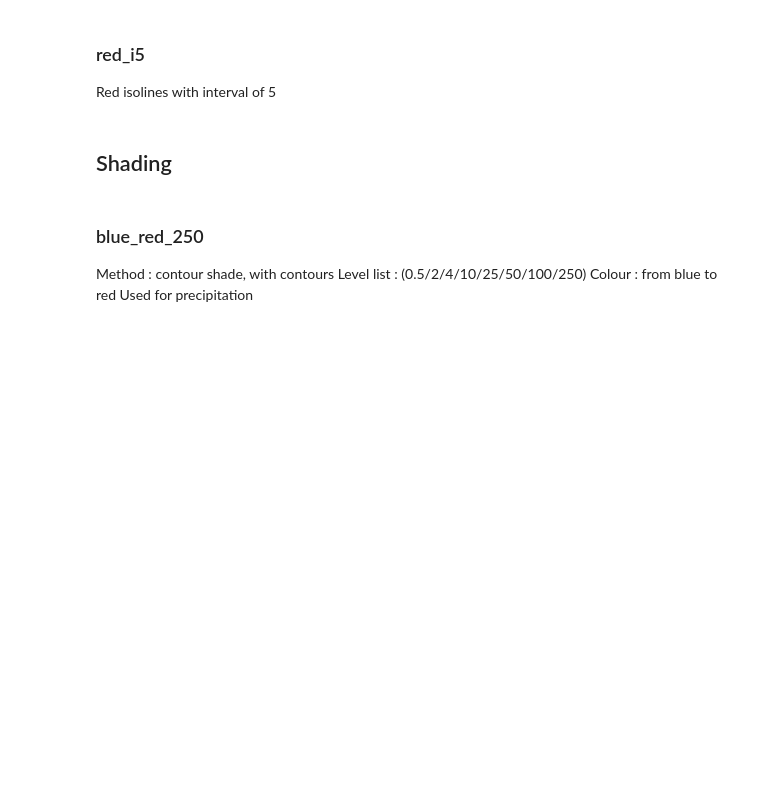
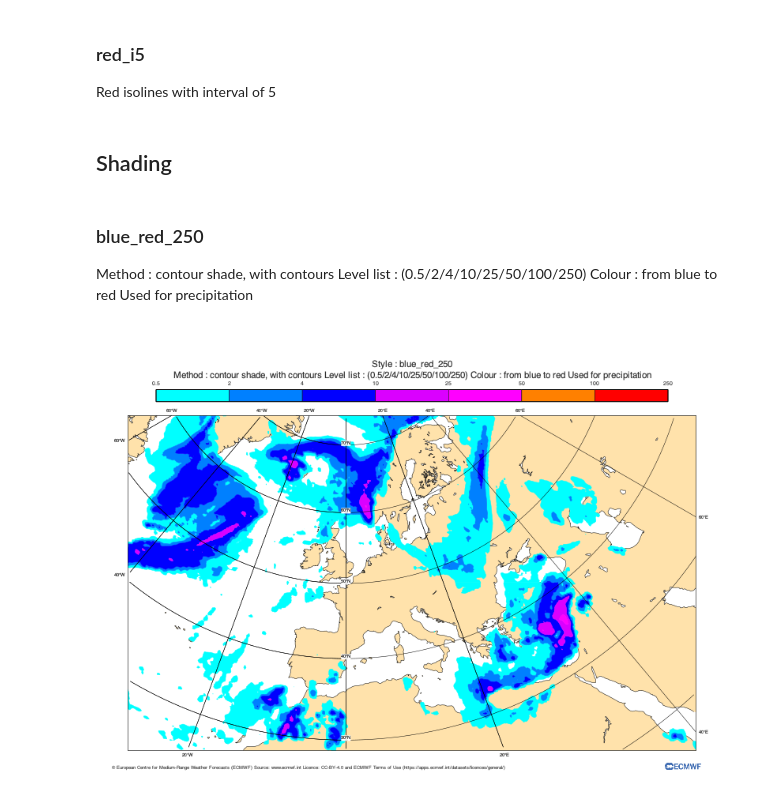
Before and after one commit to ecmwf/magpye, a Jupyter notebook: docs/styles/styles.ipynb, the cells around one changed output. Cells and saved outputs as stored; diff of their text form; code cells hidden in the pictures; blank space fills up the shorter version.

```diff
--- a/docs/styles/styles.ipynb
+++ b/docs/styles/styles.ipynb
@@ -91,22 +91,24 @@ Method : contour shade, with contours Level list : (0.5/2/4/10/25/50/100/250) Co
 # %%
 from magpye import GeoMap
 
 fig = GeoMap(area_name="europe")
 
 fig.coastlines(land_colour="cream", resolution="medium")
-fig.contour_shaded("iso.grib", style="blue_red_250")
+fig.contour_shaded("tp.grib", style="blue_red_250")
 fig.gridlines()
 
 fig.title(
     [
         "Style : blue_red_250",
         "Method : contour shade, with contours Level list : (0.5/2/4/10/25/50/100/250) Colour : from blue to red Used for precipitation",
     ]
 )
 fig.legend()
 fig.footer(
     "© European Centre for Medium-Range Weather Forecasts (ECMWF) Source: www.ecmwf.int Licence: CC-BY-4.0 and ECMWF Terms of Use (https://apps.ecmwf.int/datasets/licences/general/)",
     logo="ecmwf",
 )
 
 fig.show()
+# %% [output]
+[figure, added]
```
